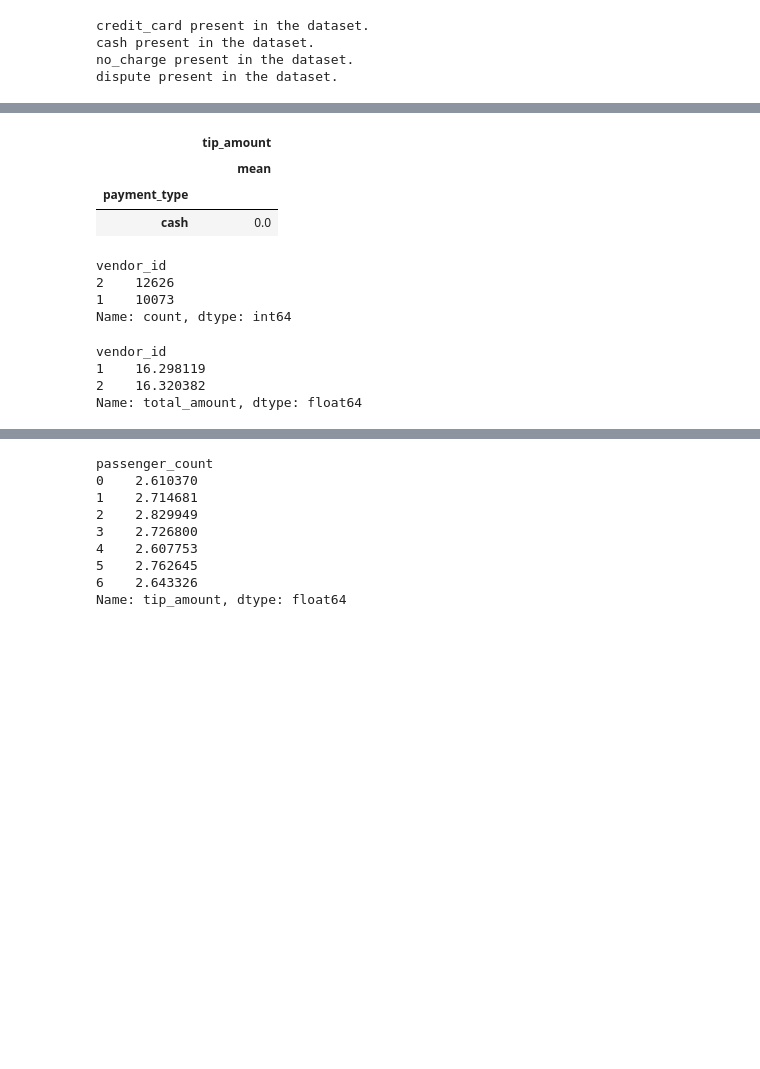
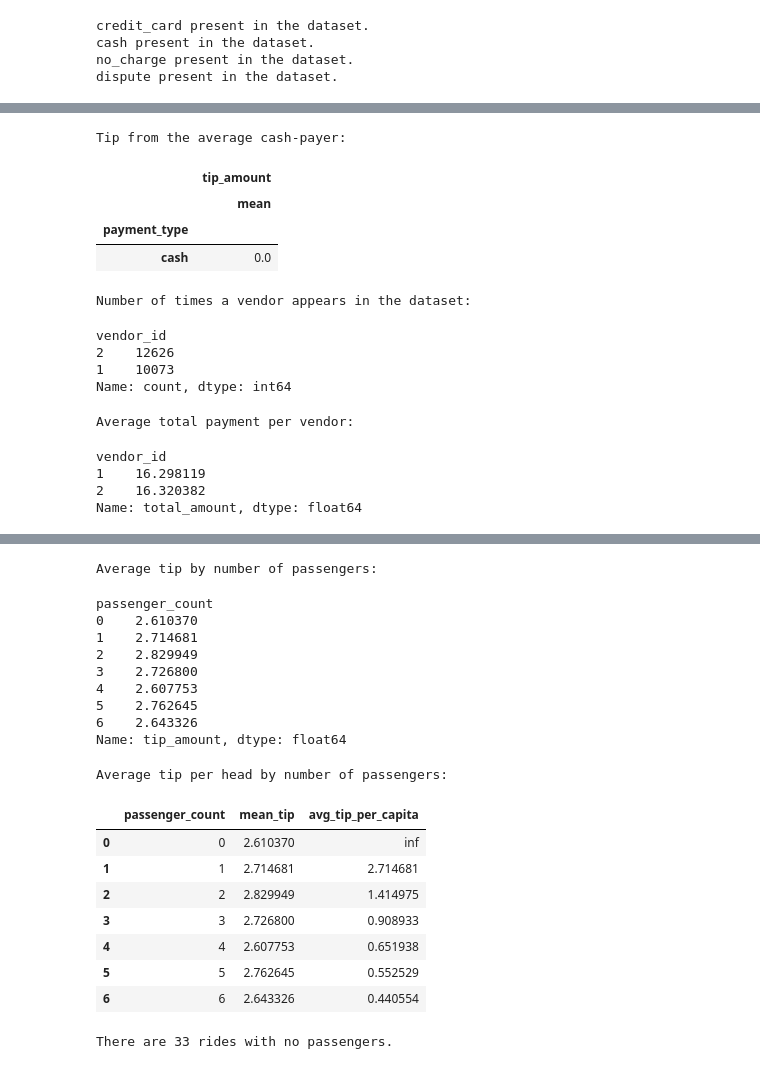
Before and after one commit to tros01/google_advanced_data_analytics, a Jupyter notebook: ga2_tlc_py.ipynb, the cells around one changed output, grey strips where cells are left out. Saved outputs shown, nothing was run; the diff lists cells and outputs as text; code cells hidden in the pictures; blank space fills up the shorter version.

```diff
--- a/ga2_tlc_py.ipynb
+++ b/ga2_tlc_py.ipynb
@@ -251,27 +291,33 @@ Name: count, dtype: int64
 # %%
 # What is the average tip for trips paid for with cash?
+print("Tip from the average cash-payer:\n")
 tip_avgs.loc[["cash"]]
 # %% [output]
+Tip from the average cash-payer:
 |  | tip_amount |
 |  | mean |
 | payment_type |  |
 | cash | 0.0 |
 # %%
 # How many times is each vendor ID represented in the data?
+print("Number of times a vendor appears in the dataset:\n")
 df["vendor_id"].value_counts()
 # %% [output]
-vendor_id
-2    12626
-1    10073
-Name: count, dtype: int64
+Number of times a vendor appears in the dataset:
+vendor_id
+2    12626
+1    10073
+Name: count, dtype: int64
 # %%
 # What is the mean total amount for each vendor?
+print("Average total payment per vendor:\n")
 df.groupby("vendor_id")["total_amount"].agg("mean")
 # %% [output]
-vendor_id
-1    16.298119
-2    16.320382
-Name: total_amount, dtype: float64
+Average total payment per vendor:
+vendor_id
+1    16.298119
+2    16.320382
+Name: total_amount, dtype: float64
 # %%
 # Filter the data for credit card payments only
 df_filtered = df_recoded.copy()
@@ -287,14 +333,44 @@ df_filtered.head(n=5)
 | 5 | 23345809 | 2 | 03/25/2017 8:34:11 PM | 03/25/2017 8:42:11 PM | 6 | 2.30 | ... |
 # %%
 # Calculate the average tip amount for each passenger count (credit card payments only)
-df_filtered.groupby("passenger_count")["tip_amount"].agg("mean")
+avg_tip_per_passenger_count = df_filtered.groupby("passenger_count")["tip_amount"].agg("mean")
+
+print("Average tip by number of passengers:\n")
+avg_tip_per_passenger_count
 # %% [output]
-passenger_count
-0    2.610370
-1    2.714681
-2    2.829949
-3    2.726800
-4    2.607753
-5    2.762645
-6    2.643326
-Name: tip_amount, dtype: float64
+Average tip by number of passengers:
+passenger_count
+0    2.610370
+1    2.714681
+2    2.829949
+3    2.726800
+4    2.607753
+5    2.762645
+6    2.643326
+Name: tip_amount, dtype: float64
+# %%
+# Average tip per head
+avg_tip_per_capita = avg_tip_per_passenger_count.rename("mean_tip").reset_index()
+
+avg_tip_per_capita["avg_tip_per_capita"] = avg_tip_per_capita["mean_tip"] / avg_tip_per_capita["passenger_count"]
+
+print("Average tip per head by number of passengers:\n")
+avg_tip_per_capita
+# %% [output]
+Average tip per head by number of passengers:
+|  | passenger_count | mean_tip | avg_tip_per_capita |
+| 0 | 0 | 2.610370 | inf |
+| 1 | 1 | 2.714681 | 2.714681 |
+| 2 | 2 | 2.829949 | 1.414975 |
+| 3 | 3 | 2.726800 | 0.908933 |
+| 4 | 4 | 2.607753 | 0.651938 |
+| 5 | 5 | 2.762645 | 0.552529 |
+| 6 | 6 | 2.643326 | 0.440554 |
+# %%
+# Rides with no passengers
+no_passengers_df = df.copy()
+no_passengers = len(no_passengers_df[no_passengers_df["passenger_count"] <= 0].index)
+
+print("There are", no_passengers, "rides with no passengers.")
+# %% [output]
+There are 33 rides with no passengers.
```
Also changed, not shown: parts of 10 cells of this notebook.
